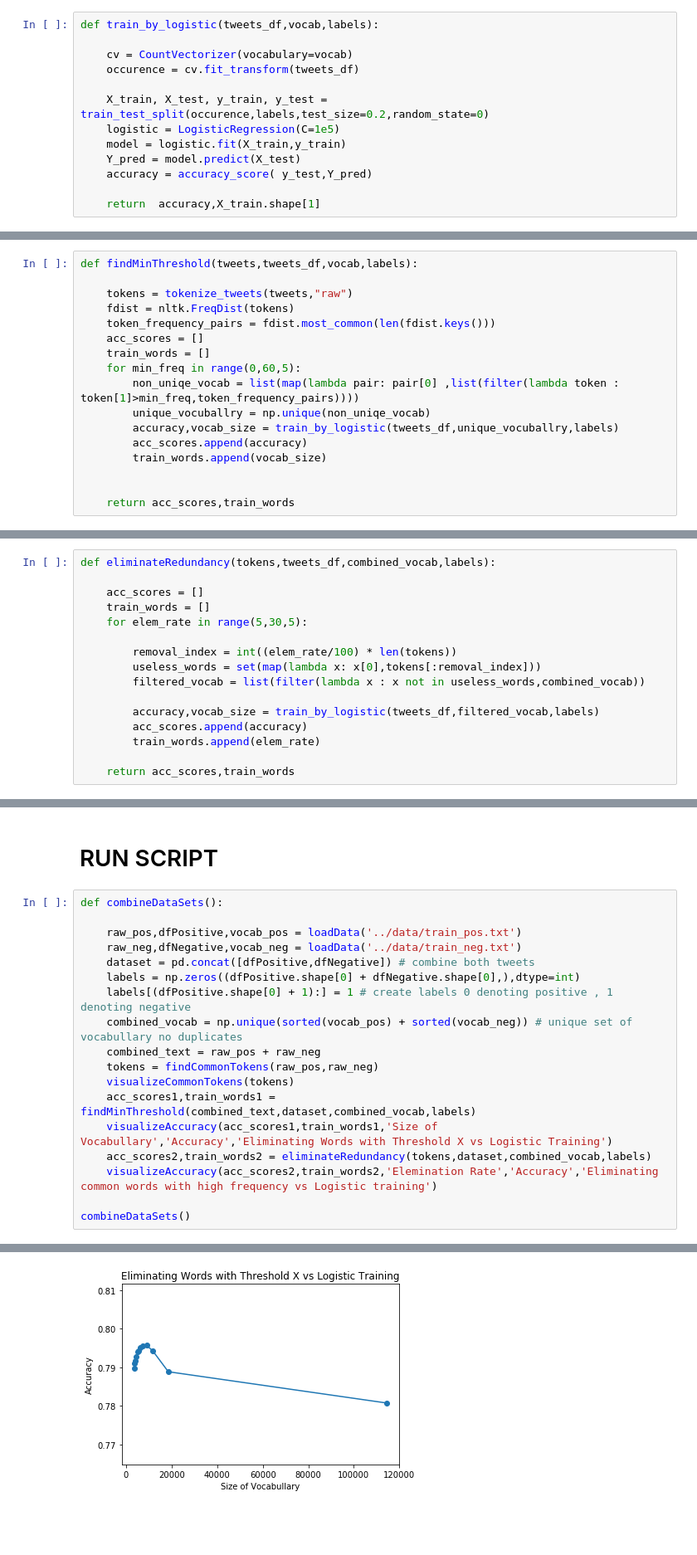
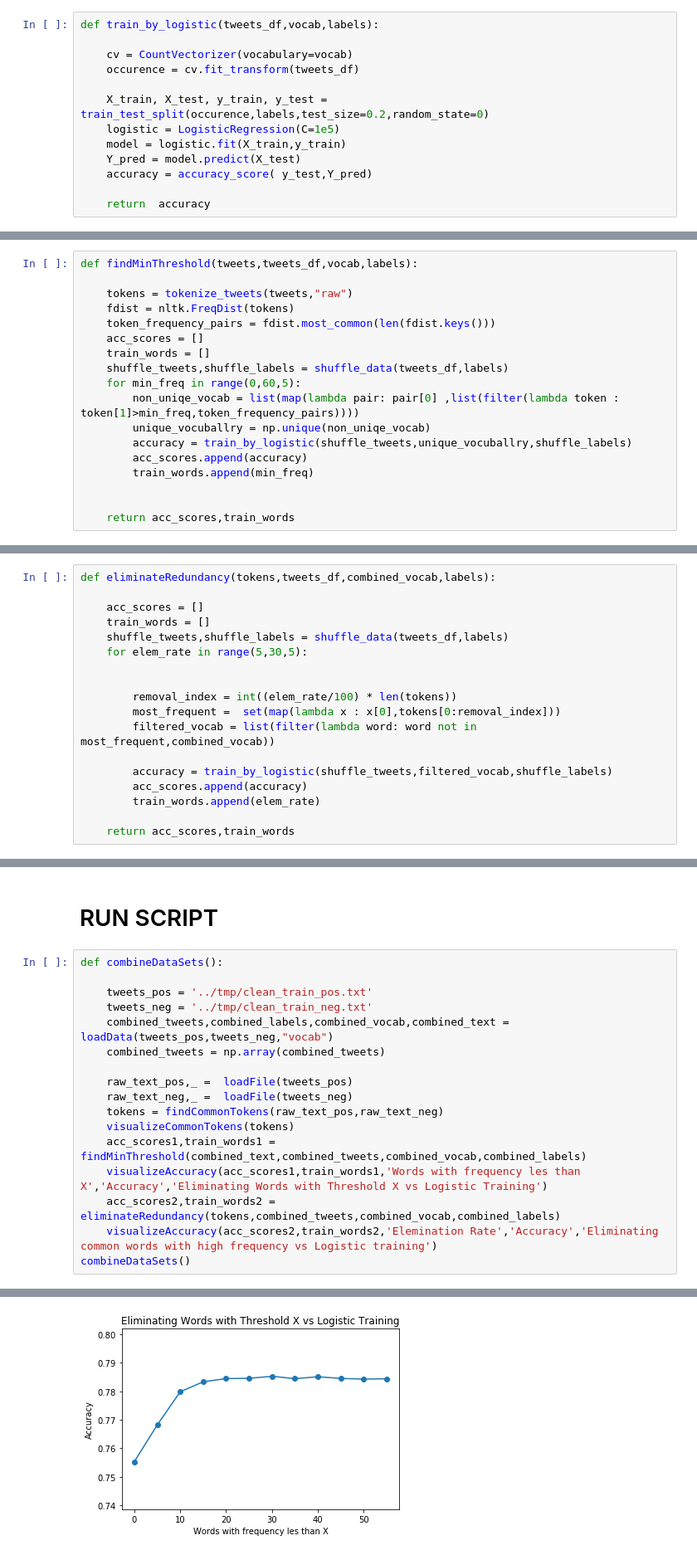
Before and after one commit to EPFLMachineLearningTeamYoor/Project02, a Jupyter notebook: src/frequency.ipynb, the cells around one changed output, grey strips where cells are left out. Shown: that part at 83% size. Cells and saved outputs as stored; diff of their text form; blank space fills up the shorter version.

Commit message:
modified file to be compatable with generated data by dataprocessing notebook

```diff
--- a/src/frequency.ipynb
+++ b/src/frequency.ipynb
@@ -48,7 +78,7 @@ def train_by_logistic(tweets_df,vocab,labels):
     Y_pred = model.predict(X_test)
     accuracy = accuracy_score( y_test,Y_pred)
 
-    return  accuracy,X_train.shape[1]
+    return  accuracy
 # %% [markdown]
 # Threshold
 
@@ -61,12 +91,13 @@ def findMinThreshold(tweets,tweets_df,vocab,labels):
     token_frequency_pairs = fdist.most_common(len(fdist.keys()))
     acc_scores = []
     train_words = []
+    shuffle_tweets,shuffle_labels = shuffle_data(tweets_df,labels)
     for min_freq in range(0,60,5):
         non_uniqe_vocab = list(map(lambda pair: pair[0] ,list(filter(lambda token : token[1]>min_freq,token_frequency_pairs))))
         unique_vocuballry = np.unique(non_uniqe_vocab)
-        accuracy,vocab_size = train_by_logistic(tweets_df,unique_vocuballry,labels)
+        accuracy = train_by_logistic(shuffle_tweets,unique_vocuballry,shuffle_labels)
         acc_scores.append(accuracy)
-        train_words.append(vocab_size)
+        train_words.append(min_freq)
 
 
     return acc_scores,train_words
@@ -88,13 +119,15 @@ def eliminateRedundancy(tokens,tweets_df,combined_vocab,labels):
 
     acc_scores = []
     train_words = []
+    shuffle_tweets,shuffle_labels = shuffle_data(tweets_df,labels)
     for elem_rate in range(5,30,5):
 
+
         removal_index = int((elem_rate/100) * len(tokens))
-        useless_words = set(map(lambda x: x[0],tokens[:removal_index]))
-        filtered_vocab = list(filter(lambda x : x not in useless_words,combined_vocab))
+        most_frequent =  set(map(lambda x : x[0],tokens[0:removal_index]))
+        filtered_vocab = list(filter(lambda word: word not in most_frequent,combined_vocab))
 
-        accuracy,vocab_size = train_by_logistic(tweets_df,filtered_vocab,labels)
+        accuracy = train_by_logistic(shuffle_tweets,filtered_vocab,shuffle_labels)
         acc_scores.append(accuracy)
         train_words.append(elem_rate)
 
@@ -129,19 +162,18 @@ def visualizeAccuracy(acc_scores,train_words,xtitle,ytitle,graphTitle):
 # %%
 def combineDataSets():
 
-    raw_pos,dfPositive,vocab_pos = loadData('../data/train_pos.txt')
-    raw_neg,dfNegative,vocab_neg = loadData('../data/train_neg.txt')
-    dataset = pd.concat([dfPositive,dfNegative]) # combine both tweets
-    labels = np.zeros((dfPositive.shape[0] + dfNegative.shape[0],),dtype=int)
-    labels[(dfPositive.shape[0] + 1):] = 1 # create labels 0 denoting positive , 1 denoting negative
-    combined_vocab = np.unique(sorted(vocab_pos) + sorted(vocab_neg)) # unique set of vocabullary no duplicates
-    combined_text = raw_pos + raw_neg
-    tokens = findCommonTokens(raw_pos,raw_neg)
+    tweets_pos = '../tmp/clean_train_pos.txt'
+    tweets_neg = '../tmp/clean_train_neg.txt'
+    combined_tweets,combined_labels,combined_vocab,combined_text = loadData(tweets_pos,tweets_neg,"vocab")
+    combined_tweets = np.array(combined_tweets)
+
+    raw_text_pos,_ =  loadFile(tweets_pos)
+    raw_text_neg,_ =  loadFile(tweets_neg)
+    tokens = findCommonTokens(raw_text_pos,raw_text_neg)
     visualizeCommonTokens(tokens)
-    acc_scores1,train_words1 = findMinThreshold(combined_text,dataset,combined_vocab,labels)
-    visualizeAccuracy(acc_scores1,train_words1,'Size of Vocabullary','Accuracy','Eliminating Words with Threshold X vs Logistic Training')
-    acc_scores2,train_words2 = eliminateRedundancy(tokens,dataset,combined_vocab,labels)
+    acc_scores1,train_words1 = findMinThreshold(combined_text,combined_tweets,combined_vocab,combined_labels)
+    visualizeAccuracy(acc_scores1,train_words1,'Words with frequency les than X','Accuracy','Eliminating Words with Threshold X vs Logistic Training')
+    acc_scores2,train_words2 = eliminateRedundancy(tokens,combined_tweets,combined_vocab,combined_labels)
     visualizeAccuracy(acc_scores2,train_words2,'Elemination Rate','Accuracy','Eliminating common words with high frequency vs Logistic training')
-
 combineDataSets()
 # %% [output]
@@ -149 +181 @@ combineDataSets()
-[figure, old version]
+[figure, new version]
```
Also changed, not shown: parts of 11 cells of this notebook.
